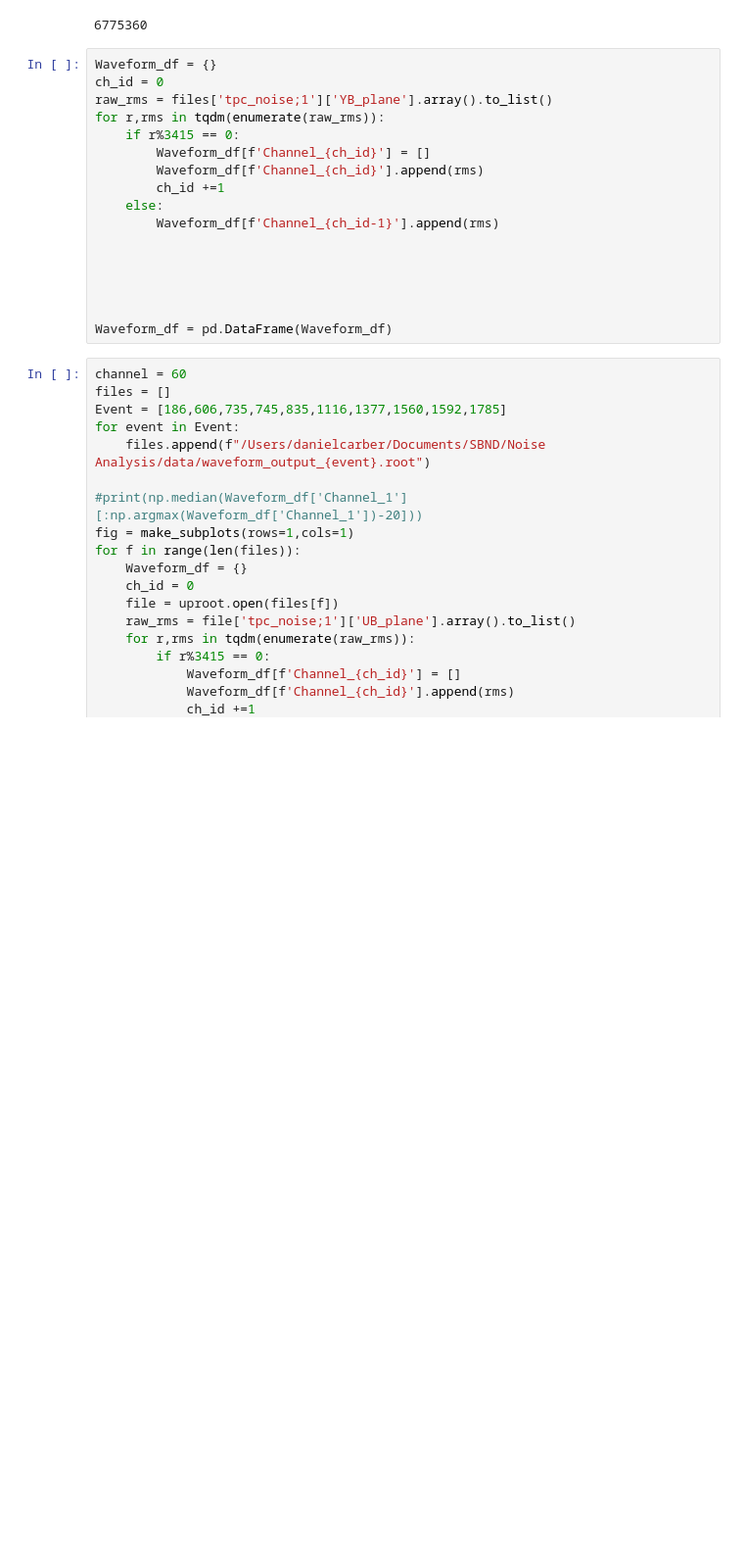
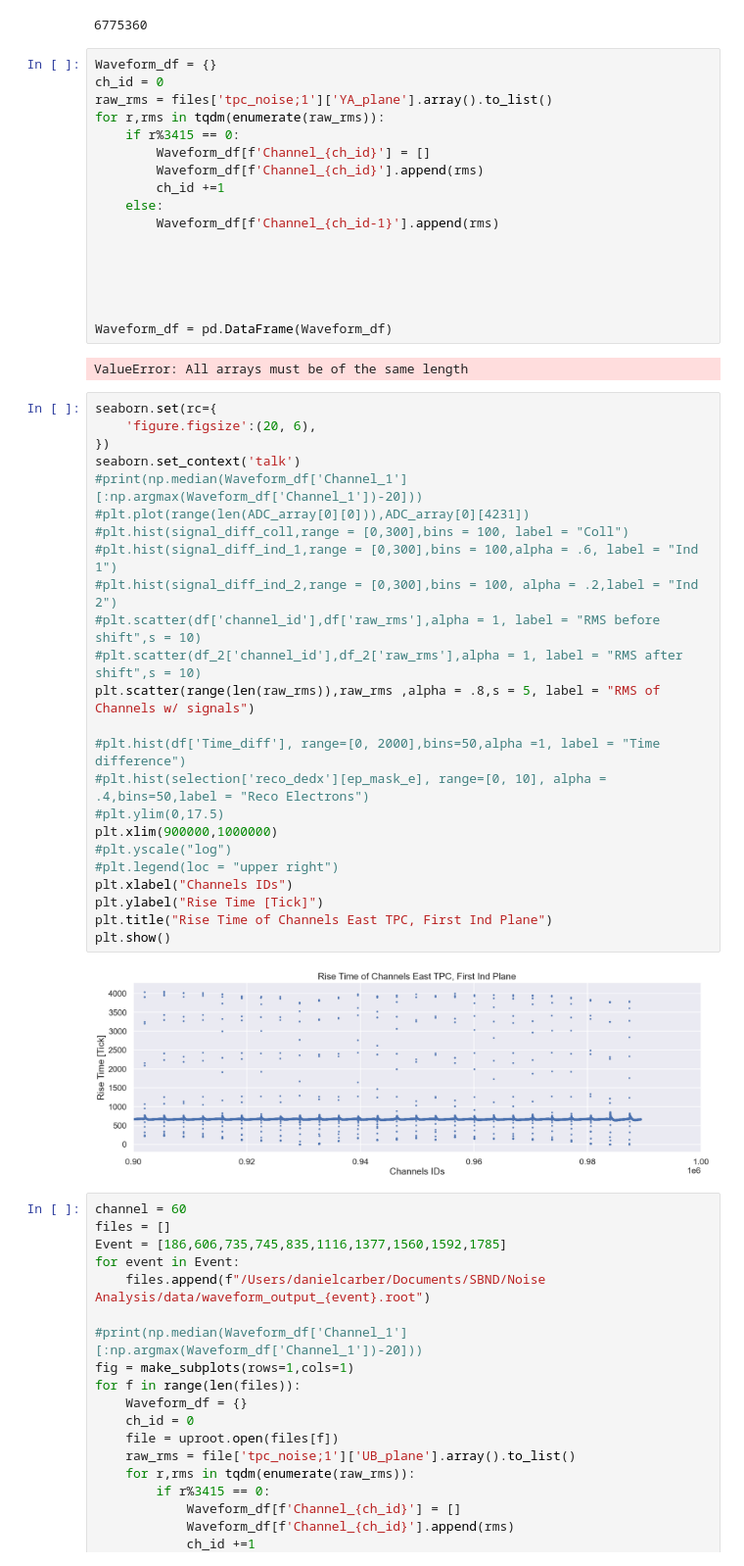
Before and after one commit to dacarber/sbn_noise_repo, a Jupyter notebook: sbnd/noise_plotting/Wavform_studies.ipynb, the cells around one changed output. Shown at 98% size. Saved outputs shown, nothing was run; the diff lists cells and outputs as text; blank space fills up the shorter version.

```diff
--- a/sbnd/noise_plotting/Wavform_studies.ipynb
+++ b/sbnd/noise_plotting/Wavform_studies.ipynb
@@ -31,7 +31,7 @@ print(len(raw_rms))
 # %%
 Waveform_df = {}
 ch_id = 0
-raw_rms = files['tpc_noise;1']['YB_plane'].array().to_list()
+raw_rms = files['tpc_noise;1']['YA_plane'].array().to_list()
 for r,rms in tqdm(enumerate(raw_rms)):
     if r%3415 == 0:
         Waveform_df[f'Channel_{ch_id}'] = []
@@ -45,6 +45,34 @@ for r,rms in tqdm(enumerate(raw_rms)):
 
 
 Waveform_df = pd.DataFrame(Waveform_df)
+# %% [output]
+ValueError: All arrays must be of the same length
+# %%
+seaborn.set(rc={
+    'figure.figsize':(20, 6),
+})
+seaborn.set_context('talk')
+#print(np.median(Waveform_df['Channel_1'][:np.argmax(Waveform_df['Channel_1'])-20]))
+#plt.plot(range(len(ADC_array[0][0])),ADC_array[0][4231])
+#plt.hist(signal_diff_coll,range = [0,300],bins = 100, label = "Coll")
+#plt.hist(signal_diff_ind_1,range = [0,300],bins = 100,alpha = .6, label = "Ind 1")
+#plt.hist(signal_diff_ind_2,range = [0,300],bins = 100, alpha = .2,label = "Ind 2")
+#plt.scatter(df['channel_id'],df['raw_rms'],alpha = 1, label = "RMS before shift",s = 10)
+#plt.scatter(df_2['channel_id'],df_2['raw_rms'],alpha = 1, label = "RMS after shift",s = 10)
+plt.scatter(range(len(raw_rms)),raw_rms ,alpha = .8,s = 5, label = "RMS of Channels w/ signals")
+
+#plt.hist(df['Time_diff'], range=[0, 2000],bins=50,alpha =1, label = "Time difference")
+#plt.hist(selection['reco_dedx'][ep_mask_e], range=[0, 10], alpha = .4,bins=50,label = "Reco Electrons")
+#plt.ylim(0,17.5)
+plt.xlim(900000,1000000)
+#plt.yscale("log")
+#plt.legend(loc = "upper right")
+plt.xlabel("Channels IDs")
+plt.ylabel("Rise Time [Tick]")
+plt.title("Rise Time of Channels East TPC, First Ind Plane")
+plt.show()
+# %% [output]
+[figure, added]
 # %%
 channel = 60
 files = []
```
Also changed, not shown: 1 other file.
